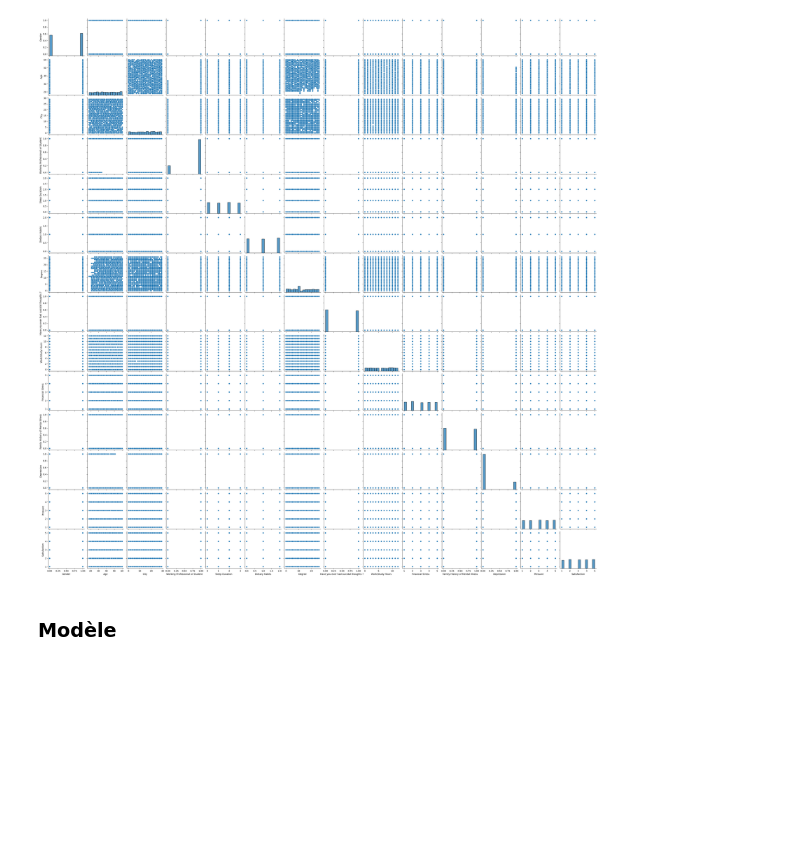
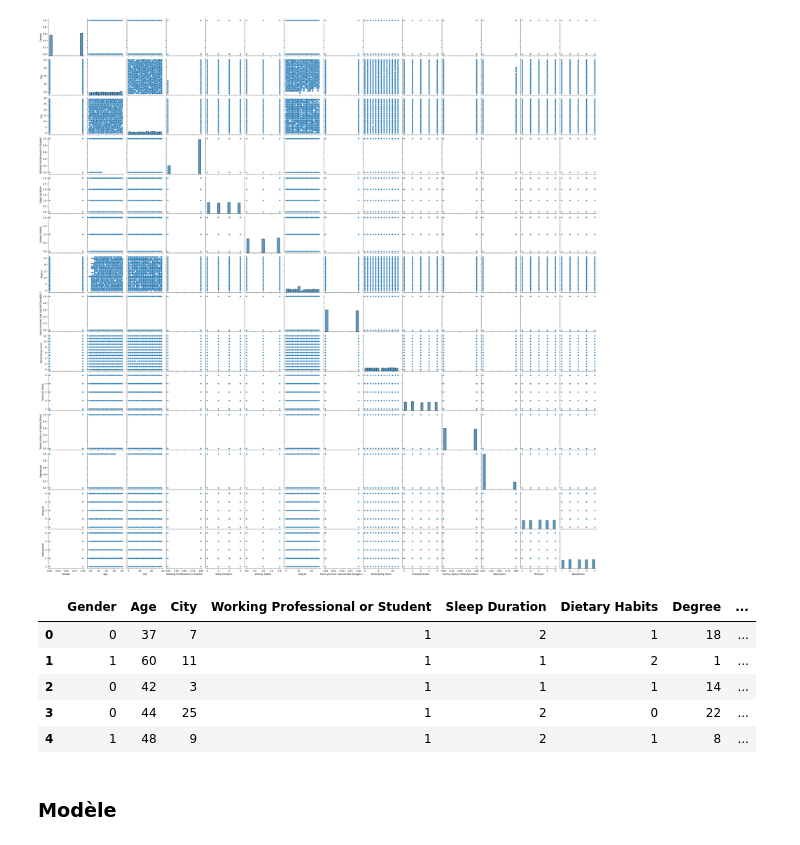
Before and after one commit to HamoumaAmine/Depression-Risk-Factors-Analysis-and-Prediction-Model, a Jupyter notebook: main.ipynb, the cells around one changed output. Drawn from its saved outputs; the diff is of its cells as text; code cells hidden in the pictures; blank space fills up the shorter version.

```diff
--- a/main.ipynb
+++ b/main.ipynb
@@ -356,5 +368,14 @@ plt.show()
 [figure]
 # %%
 stop_tracker()
+# %%
+df.head()
+# %% [output]
+|  | Gender | Age | City | Working Professional or Student | Sleep Duration | Dietary Habits | Degree | ... |
+| 0 | 0 | 37 | 7 | 1 | 2 | 1 | 18 | ... |
+| 1 | 1 | 60 | 11 | 1 | 1 | 2 | 1 | ... |
+| 2 | 0 | 42 | 3 | 1 | 1 | 1 | 14 | ... |
+| 3 | 0 | 44 | 25 | 1 | 2 | 0 | 22 | ... |
+| 4 | 1 | 48 | 9 | 1 | 2 | 1 | 8 | ... |
 # %% [markdown]
 ### Modèle
```
Also changed, not shown: parts of 15 cells of this notebook, 2 other files.
